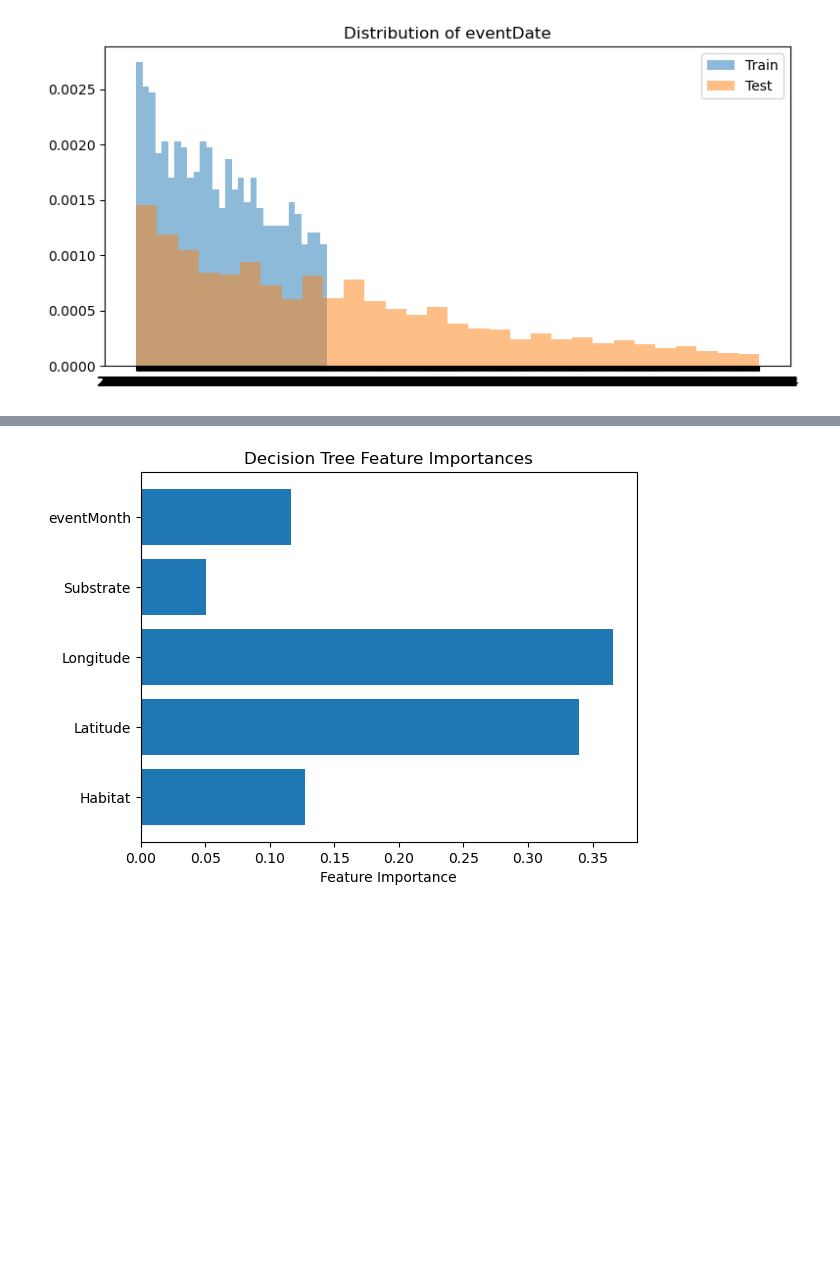
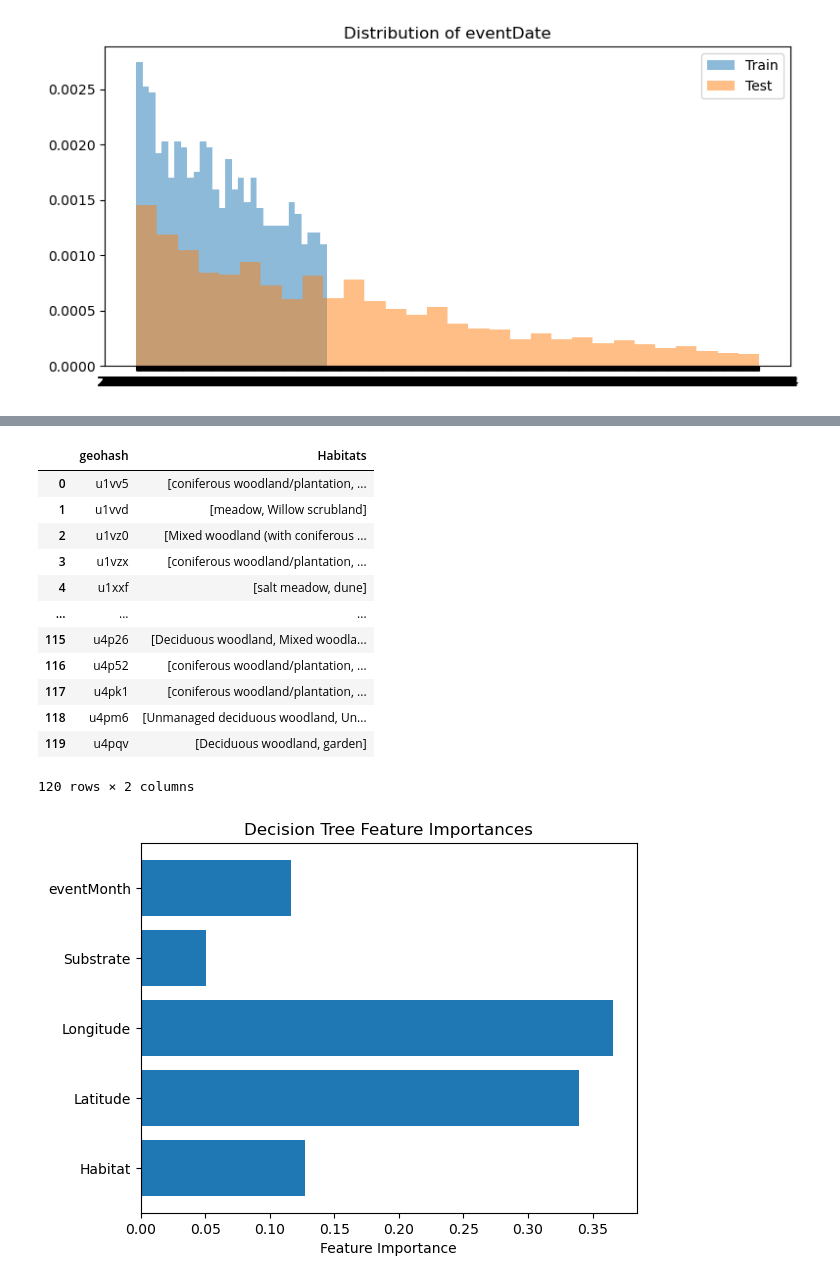
Before and after one commit to alliethebanana/MultimodalDataChallenge2025, a Jupyter notebook: notebooks/02_decision_tree.ipynb, the cells around one changed output, grey strips where cells are left out. Saved outputs shown, nothing was run; the diff lists cells and outputs as text; code cells hidden in the pictures; blank space fills up the shorter version.

```diff
--- a/notebooks/02_decision_tree.ipynb
+++ b/notebooks/02_decision_tree.ipynb
@@ -76,3 +196,31 @@ for col in cols_to_compare:
+# %%
+# Show habitats that overlap within geohashes (i.e., geohashes with more than one unique habitat)
+overlap_geohashes = proximity_summary[proximity_summary['unique_habitats'] > 1]['geohash']
+
+# For each overlapping geohash, list the habitats present
+overlap_habitats = (
+    df_feat[df_feat['geohash'].isin(overlap_geohashes)]
+    .groupby('geohash')['Habitat']
+    .unique()
+)
+
+# Display as a DataFrame for readability
+overlap_habitats_df = overlap_habitats.reset_index().rename(columns={'Habitat': 'Habitats'})
+overlap_habitats_df
+# %% [output]
+|  | geohash | Habitats |
+| 0 | u1vv5 | [coniferous woodland/plantation, ... |
+| 1 | u1vvd | [meadow, Willow scrubland] |
+| 2 | u1vz0 | [Mixed woodland (with coniferous ... |
+| 3 | u1vzx | [coniferous woodland/plantation, ... |
+| 4 | u1xxf | [salt meadow, dune] |
+| ... | ... | ... |
+| 115 | u4p26 | [Deciduous woodland, Mixed woodla... |
+| 116 | u4p52 | [coniferous woodland/plantation, ... |
+| 117 | u4pk1 | [coniferous woodland/plantation, ... |
+| 118 | u4pm6 | [Unmanaged deciduous woodland, Un... |
+| 119 | u4pqv | [Deciduous woodland, garden] |
+120 rows × 2 columns
 # %%
 from sklearn.tree import DecisionTreeClassifier, plot_tree
 from sklearn.preprocessing import LabelEncoder
```
Also changed, not shown: parts of 4 cells of this notebook.
